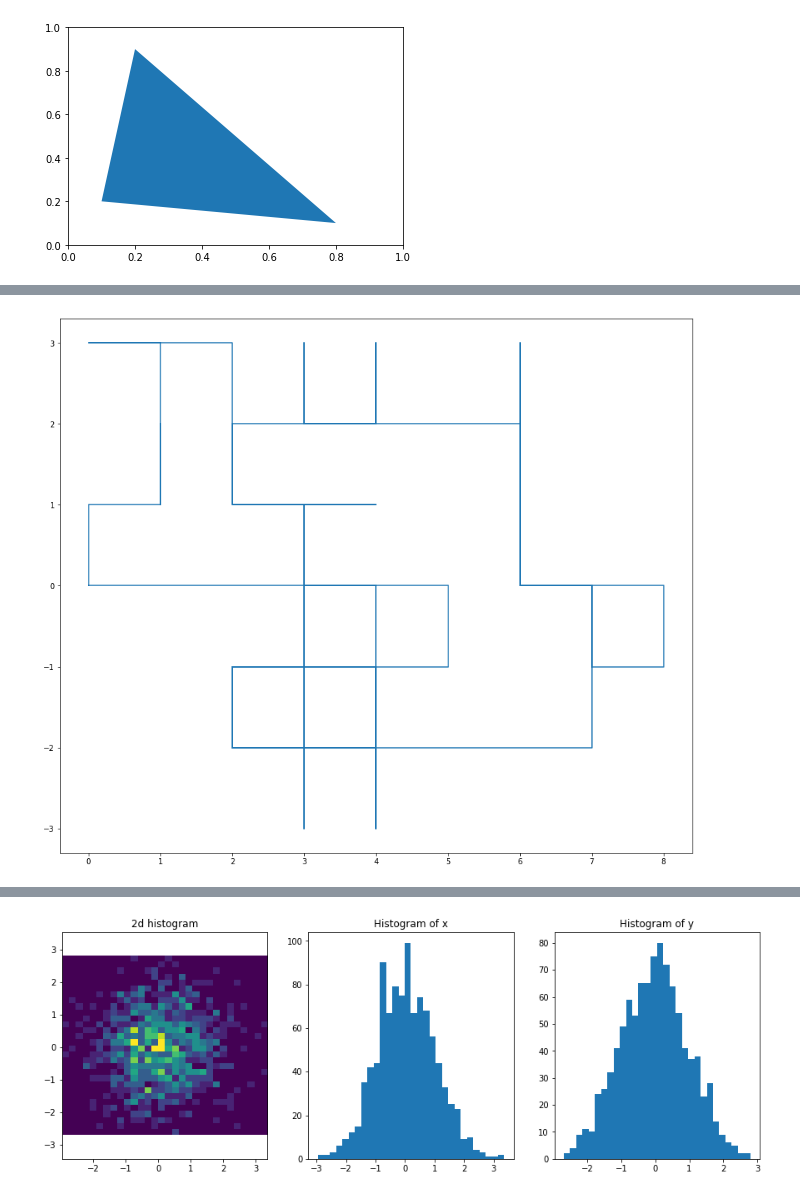
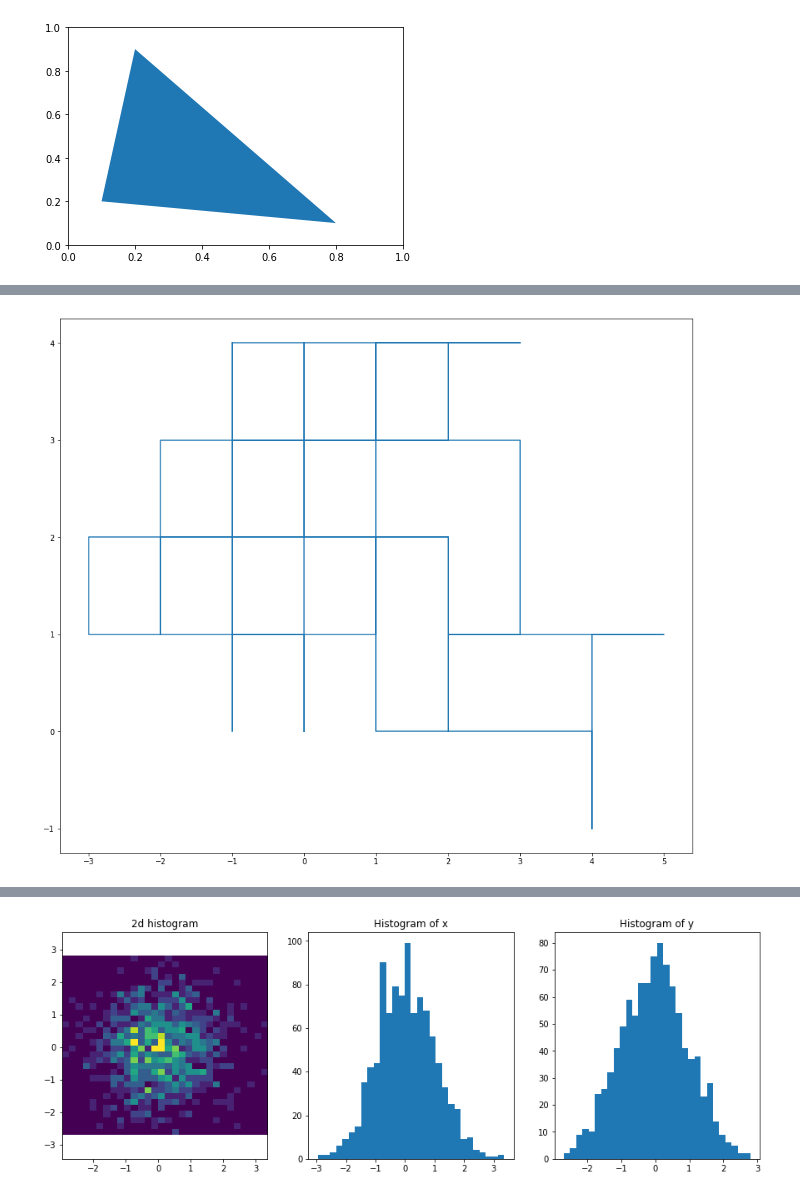
Before and after one commit to KuznetsovaAS/hometask_1, a Jupyter notebook: hometask_5.ipynb, the cells around one changed output, grey strips where cells are left out. Saved outputs shown, nothing was run; the diff lists cells and outputs as text; code cells hidden in the pictures.

```diff
--- a/hometask_5.ipynb
+++ b/hometask_5.ipynb
@@ -159,17 +158,0 @@ plt.show()
-# %%
-#Напишите функцию, которая моделирует случайное симметричное блуждание на двумерной решетке длины n c началом и концом в точке
-#(0, 0). Приведите графики выборочных траекторий для n=100.
-eps = 0.000001
-def walk(xmass, ymass, n):
-    while (len(xmass)-1)!=n:
-        xmass = [0, np.sqrt(1/2)*np.random.choice([-1,1])]
-        ymass = [0, np.sqrt(1/2)*np.random.choice([-1,1])]
-        while (xmass[len(xmass)-1]**2+ymass[len(ymass)-1]**2)>eps and (len(xmass)-1)<=n:
-            xmass.append(xmass[len(xmass)-1]+np.sqrt(1/2)*np.random.choice([-1,1]))
-            ymass.append(ymass[len(ymass)-1]+np.sqrt(1/2)*np.random.choice([-1,1]))
-    xx = np.array(xmass)
-    ymass = np.array(ymass)
-    xmass = xx*math.cos(-pi/4)-ymass*math.sin(-pi/4)
-    ymass = xx*math.sin(-pi/4)+ymass*math.cos(-pi/4)
-    plt.plot(xmass, ymass)
-    plt.show()
@@ -183,7 +159,21 @@ walk(xmass, ymass, 100)
-# %%
-plt.figure(figsize=(15,13))
-xmass = [0, np.sqrt(1/2)*np.random.choice([-1,1])]
-ymass = [0, np.sqrt(1/2)*np.random.choice([-1,1])]
-walk(xmass, ymass, 100)
-# %% [output]
-[figure, removed]
+# %%
+#Напишите функцию, которая моделирует случайное симметричное блуждание на двумерной решетке длины n c началом и концом в точке
+#(0, 0). Приведите графики выборочных траекторий для n=100.
+def walk(n):
+    xindex = np.random.choice(n, n//2, replace = False)
+    yindex = np.random.choice(n, n//2, replace = False)
+
+    xx = x = np.array([sum([[1,-1][i in xindex] for i in range(100)][:j]) for j in range(101)])
+    y = np.array([sum([[1,-1][i in yindex] for i in range(100)][:j]) for j in range(101)])
+
+    x = (xx*np.sqrt(1/2)+y*np.sqrt(1/2))*np.sqrt(1/2)
+    y = (-xx*np.sqrt(1/2)+y*np.sqrt(1/2))*np.sqrt(1/2)
+    return x,y
+# %%
+plt.figure(figsize=(15,13))
+n=100
+x,y = walk(n)
+plt.plot(x,y)
+plt.show()
+# %% [output]
+[figure, added]
```
Also changed, not shown: parts of 8 cells of this notebook.
